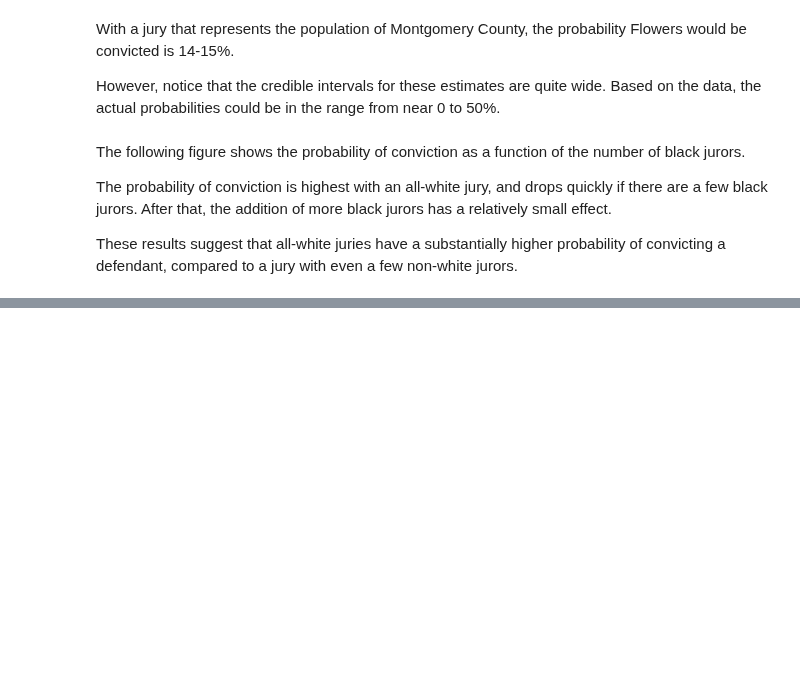
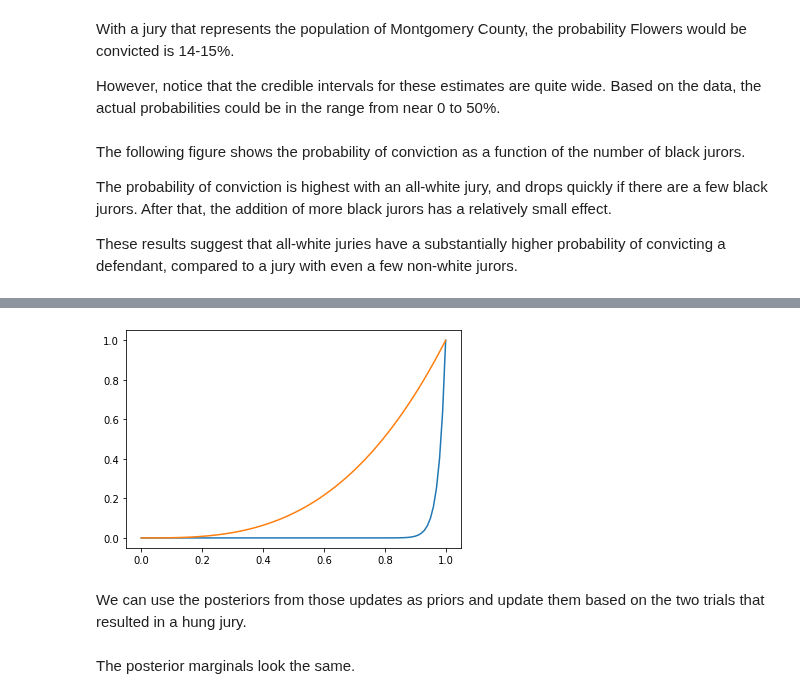
Before and after one commit to AllenDowney/ThinkBayes2, a Jupyter notebook: examples/jury.ipynb, the cells around one changed output, grey strips where cells are left out. Saved outputs shown, nothing was run; the diff lists cells and outputs as text; code cells hidden in the pictures; blank space fills up the shorter version.

```diff
--- a/examples/jury.ipynb
+++ b/examples/jury.ipynb
@@ -267,0 +304,17 @@ decorate(xlabel='Number of black jurors',
+# %%
+from scipy.stats import binom
+
+k1 = 12 + 11 + 11 + 11
+like1 = binom(k1, ps).pmf(k1)
+prior_p1 = Pmf(like1, ps)
+# %%
+k2 = 0 + 1 + 1 + 1
+like2 = binom(k2, ps).pmf(k2)
+prior_p2 = Pmf(like2, ps)
+# %%
+prior_p1.plot()
+prior_p2.plot()
+# %% [output]
+[figure, added]
+# %% [markdown]
+We can use the posteriors from those updates as priors and update them based on the two trials that resulted in a hung jury.
@@ -267,0 +325,2 @@ decorate(xlabel='Number of black jurors',
+# %% [markdown]
+The posterior marginals look the same.
```
Also changed, not shown: parts of 16 cells of this notebook.
